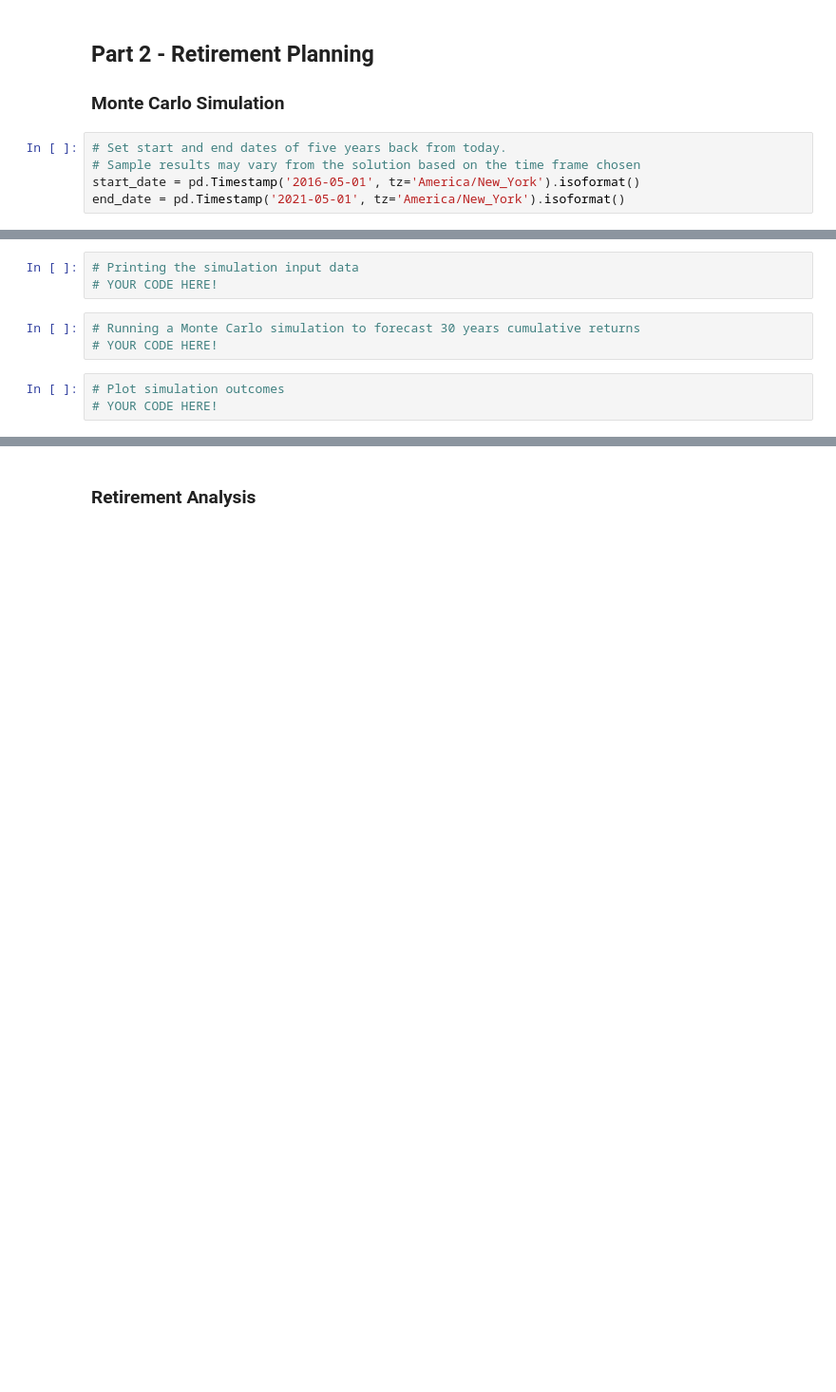
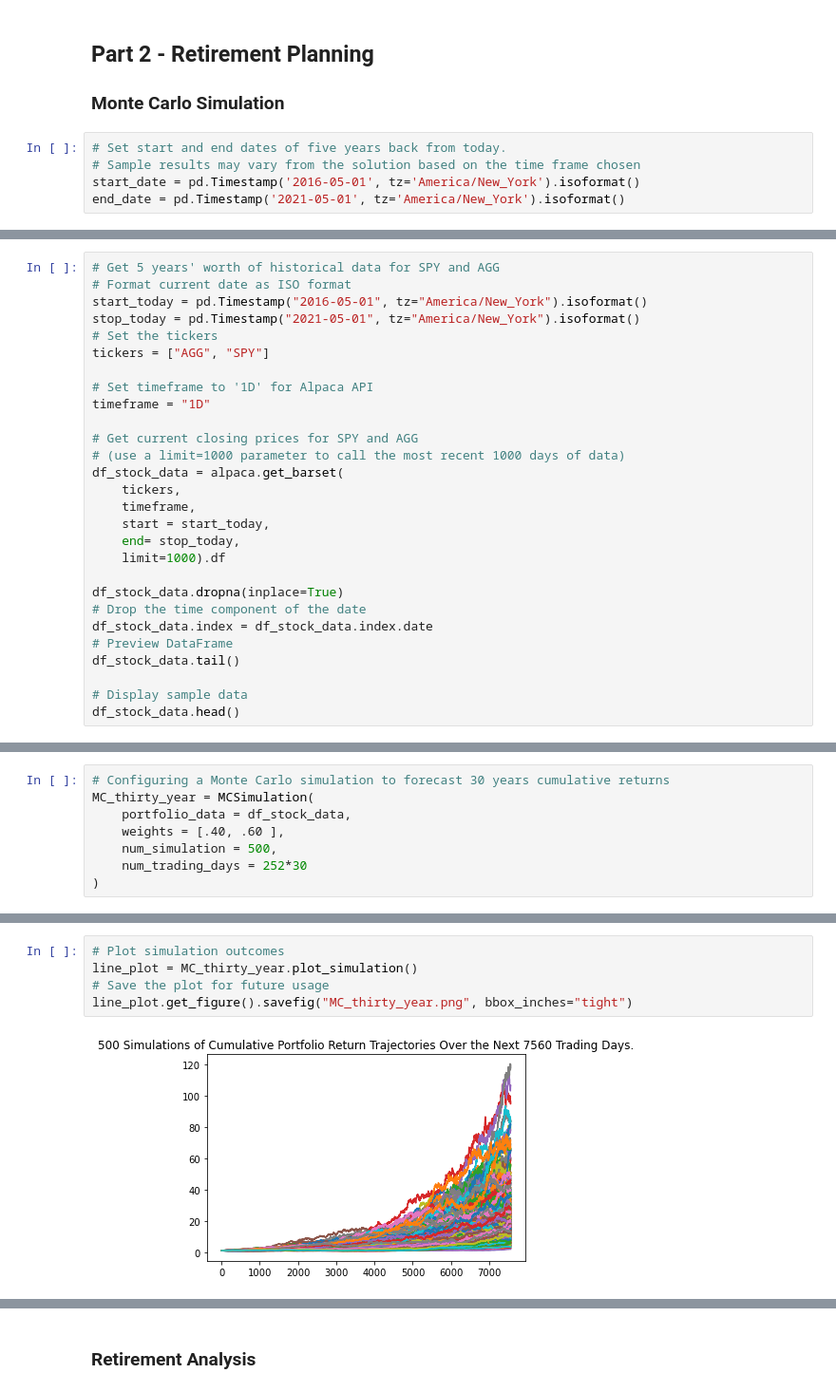
Before and after one commit to benjaminweymouth/financial-planning-monte-carlo, a Jupyter notebook: financial-planner.ipynb, the cells around one changed output, grey strips where cells are left out. Shown at 95% size. Saved outputs shown, nothing was run; the diff lists cells and outputs as text; blank space fills up the shorter version.

Commit message:
Monte Carlo Simulation

```diff
--- a/financial-planner.ipynb
+++ b/financial-planner.ipynb
@@ -200,0 +201,28 @@ df_stock_data.head()
+# %%
+# Get 5 years' worth of historical data for SPY and AGG
+# Format current date as ISO format
+start_today = pd.Timestamp("2016-05-01", tz="America/New_York").isoformat()
+stop_today = pd.Timestamp("2021-05-01", tz="America/New_York").isoformat()
+# Set the tickers
+tickers = ["AGG", "SPY"]
+
+# Set timeframe to '1D' for Alpaca API
+timeframe = "1D"
+
+# Get current closing prices for SPY and AGG
+# (use a limit=1000 parameter to call the most recent 1000 days of data)
+df_stock_data = alpaca.get_barset(
+    tickers,
+    timeframe,
+    start = start_today,
+    end= stop_today,
+    limit=1000).df
+
+df_stock_data.dropna(inplace=True)
+# Drop the time component of the date
+df_stock_data.index = df_stock_data.index.date
+# Preview DataFrame
+df_stock_data.tail()
+
+# Display sample data
+df_stock_data.head()
@@ -200,0 +237,8 @@ df_stock_data.head()
+# %%
+# Configuring a Monte Carlo simulation to forecast 30 years cumulative returns
+MC_thirty_year = MCSimulation(
+    portfolio_data = df_stock_data,
+    weights = [.40, .60 ],
+    num_simulation = 500,
+    num_trading_days = 252*30
+)
@@ -204,11 +290,9 @@ df_stock_data.head()
-# %%
-# Printing the simulation input data
-# YOUR CODE HERE!
-# %%
-# Running a Monte Carlo simulation to forecast 30 years cumulative returns
-# YOUR CODE HERE!
-# %%
-# Plot simulation outcomes
-# YOUR CODE HERE!
+# %%
+# Plot simulation outcomes
+line_plot = MC_thirty_year.plot_simulation()
+# Save the plot for future usage
+line_plot.get_figure().savefig("MC_thirty_year.png", bbox_inches="tight")
+# %% [output]
+[figure, added]
 # %%
 # Plot probability distribution and confidence intervals
```
Also changed, not shown: parts of 16 cells of this notebook, 1 other file.
